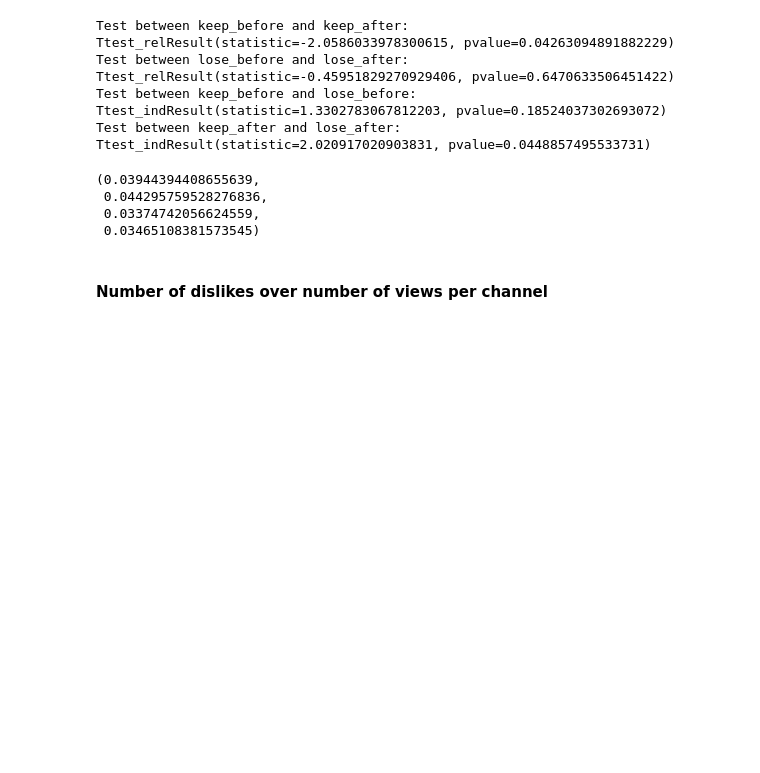
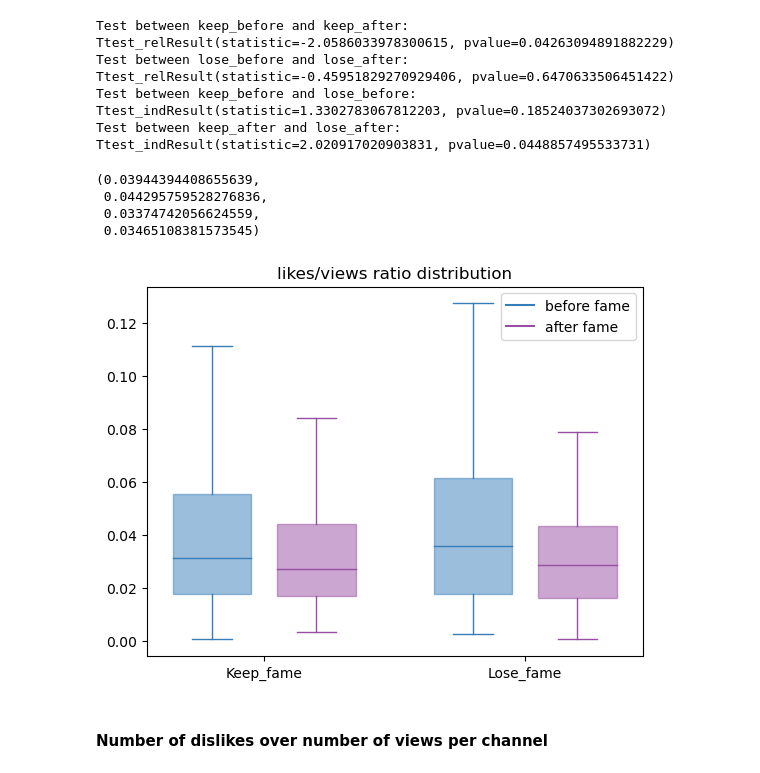
Before and after one commit to epfl-ada/ada-2022-project-adangerousteam, a Jupyter notebook: milestone_3/P3_analysis.ipynb, the cells around one changed output. Saved outputs shown, nothing was run; the diff lists cells and outputs as text; code cells hidden in the pictures; blank space fills up the shorter version.

Commit message:
added visualization

```diff
--- a/milestone_3/P3_analysis.ipynb
+++ b/milestone_3/P3_analysis.ipynb
@@ -341,6 +341,38 @@ k_b_ratio.mean(), k_a_ratio.mean(), l_b_ratio.mean(), l_a_ratio.mean()
  0.044295759528276836,
  0.03374742056624559,
  0.03465108381573545)
+# %%
+data_a = [k_b_ratio, k_a_ratio]
+data_b = [l_b_ratio, l_a_ratio]
+
+ticks = ['Keep_fame', 'Lose_fame']
+
+def set_box_color(bp, color):
+    plt.setp(bp['boxes'], color=color)
+    plt.setp(bp['whiskers'], color=color)
+    plt.setp(bp['caps'], color=color)
+    plt.setp(bp['medians'], color=color)
+
+plt.figure()
+
+bpl = plt.boxplot(data_a, positions=np.array(range(len(data_a)))*2.0-0.4, sym='', widths=0.6, patch_artist=True)
+bpl['boxes'][0].set(alpha=0.5)
+bpl['boxes'][1].set(alpha=0.5)
+bpr = plt.boxplot(data_b, positions=np.array(range(len(data_b)))*2.0+0.4, sym='', widths=0.6, patch_artist=True)
+bpr['boxes'][0].set(alpha=0.5)
+bpr['boxes'][1].set(alpha=0.5)
+
+plt.xticks([0, 2], ticks)
+set_box_color(bpl, '#377eb8') # colors are from http://colorbrewer2.org/
+set_box_color(bpr, '#984ea3')
+
+# draw temporary red and blue lines and use them to create a legend
+plt.plot([], c='#377eb8', label='before fame')
+plt.plot([], c='#984ea3', label= 'after fame')
+plt.title("likes/views ratio distribution")
+plt.legend();
+# %% [output]
+[figure, added]
 # %% [markdown]
 #### Number of dislikes over number of views per channel
 # %%
```
Also changed, not shown: parts of 2 cells of this notebook.
